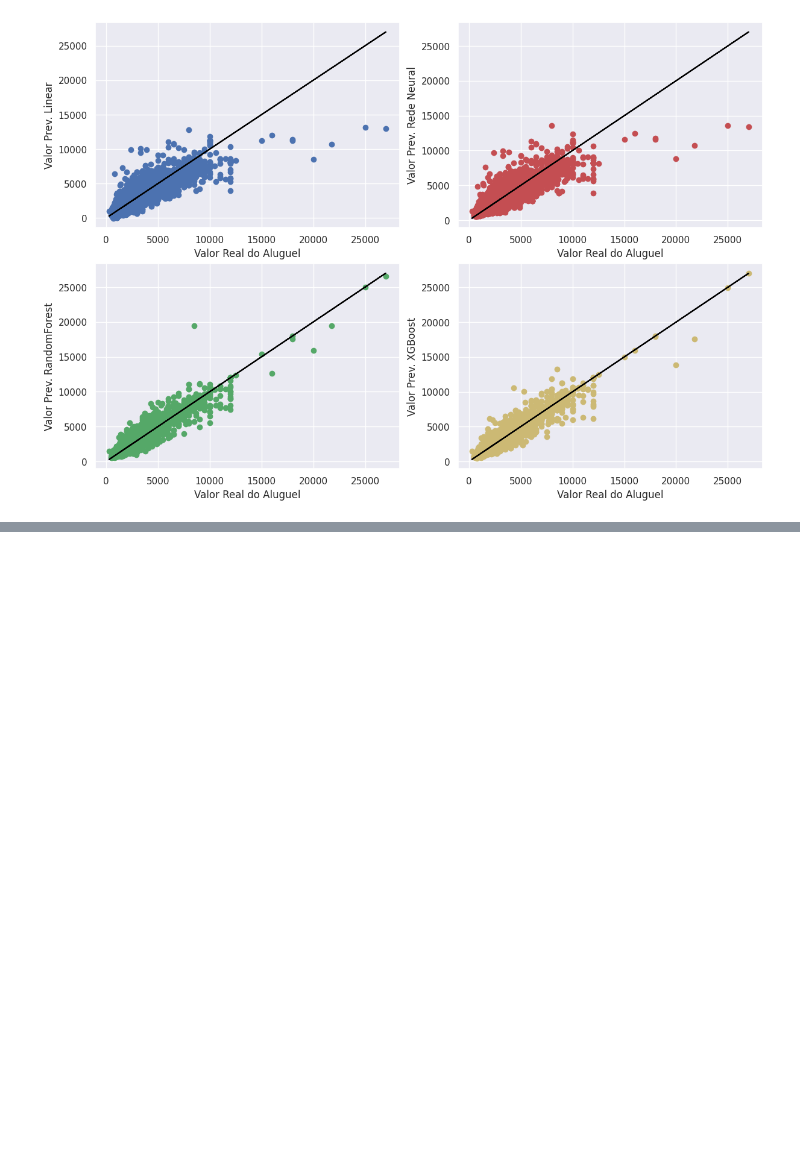
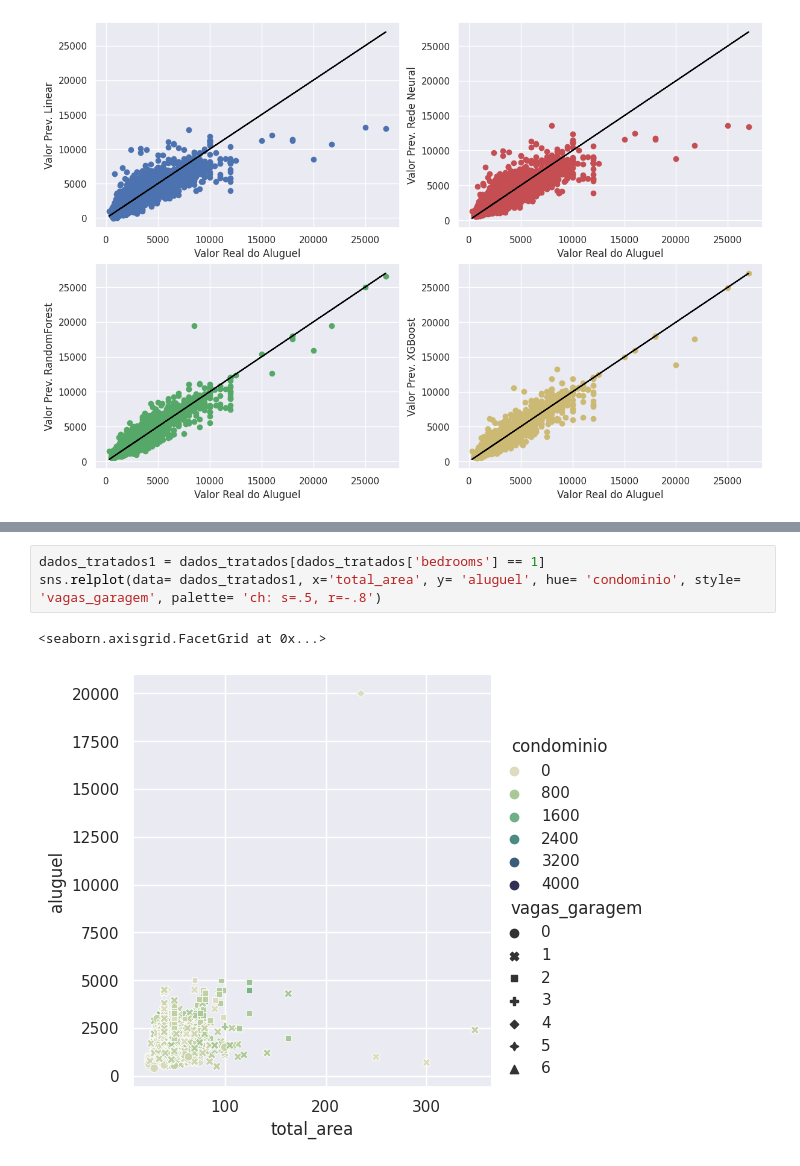
Before and after one commit to fabiollg/PI-4_Predicao_Valores_Imoveis_SJC, a Jupyter notebook: PI_4_Predicao_Valores_Imoveis_SJC.ipynb, the cells around one changed output, grey strips where cells are left out. Drawn from its saved outputs; the diff is of its cells as text; blank space fills up the shorter version.

```diff
--- a/PI_4_Predicao_Valores_Imoveis_SJC.ipynb
+++ b/PI_4_Predicao_Valores_Imoveis_SJC.ipynb
@@ -1063,0 +1081,6 @@ plt.show()
+# %%
+dados_tratados1 = dados_tratados[dados_tratados['bedrooms'] == 1]
+sns.relplot(data= dados_tratados1, x='total_area', y= 'aluguel', hue= 'condominio', style= 'vagas_garagem', palette= 'ch: s=.5, r=-.8')
+# %% [output]
+<seaborn.axisgrid.FacetGrid at 0x...>
+[figure, added]
```
Also changed, not shown: parts of 8 cells of this notebook.
